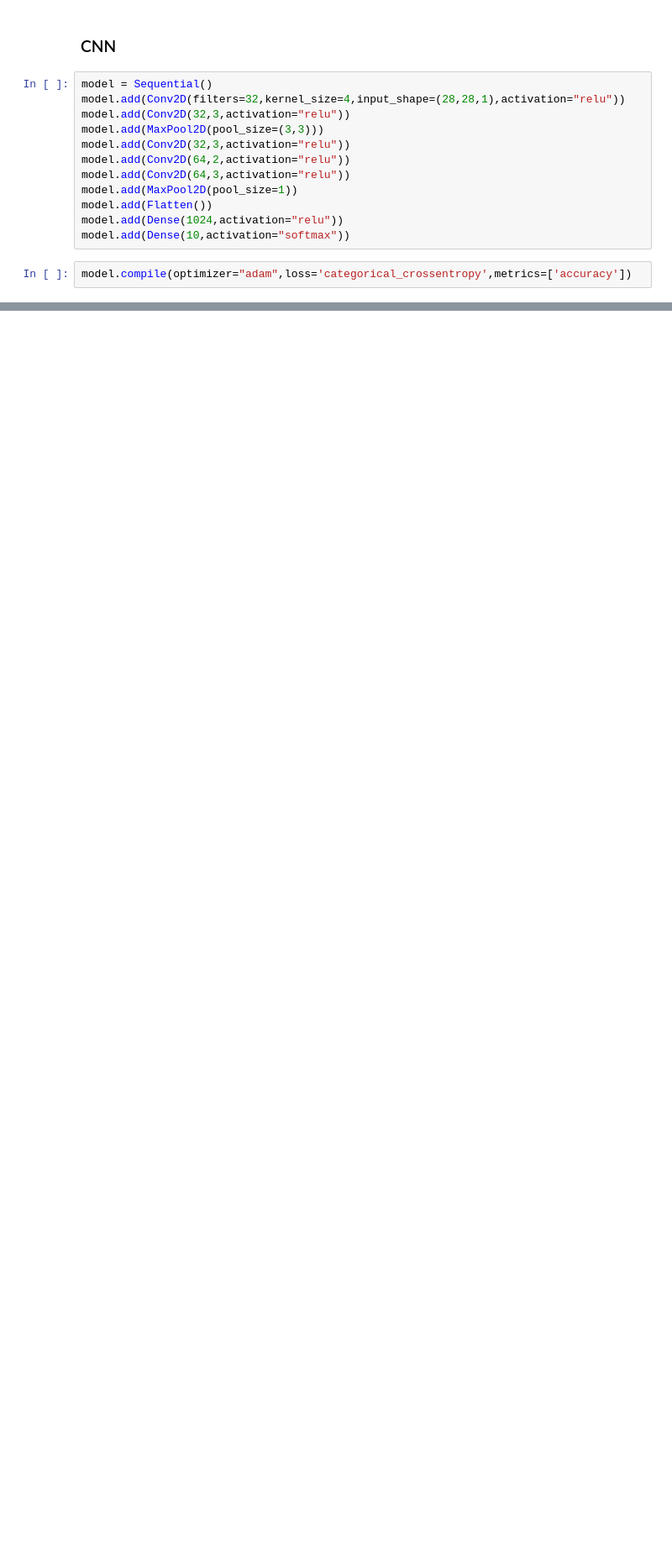
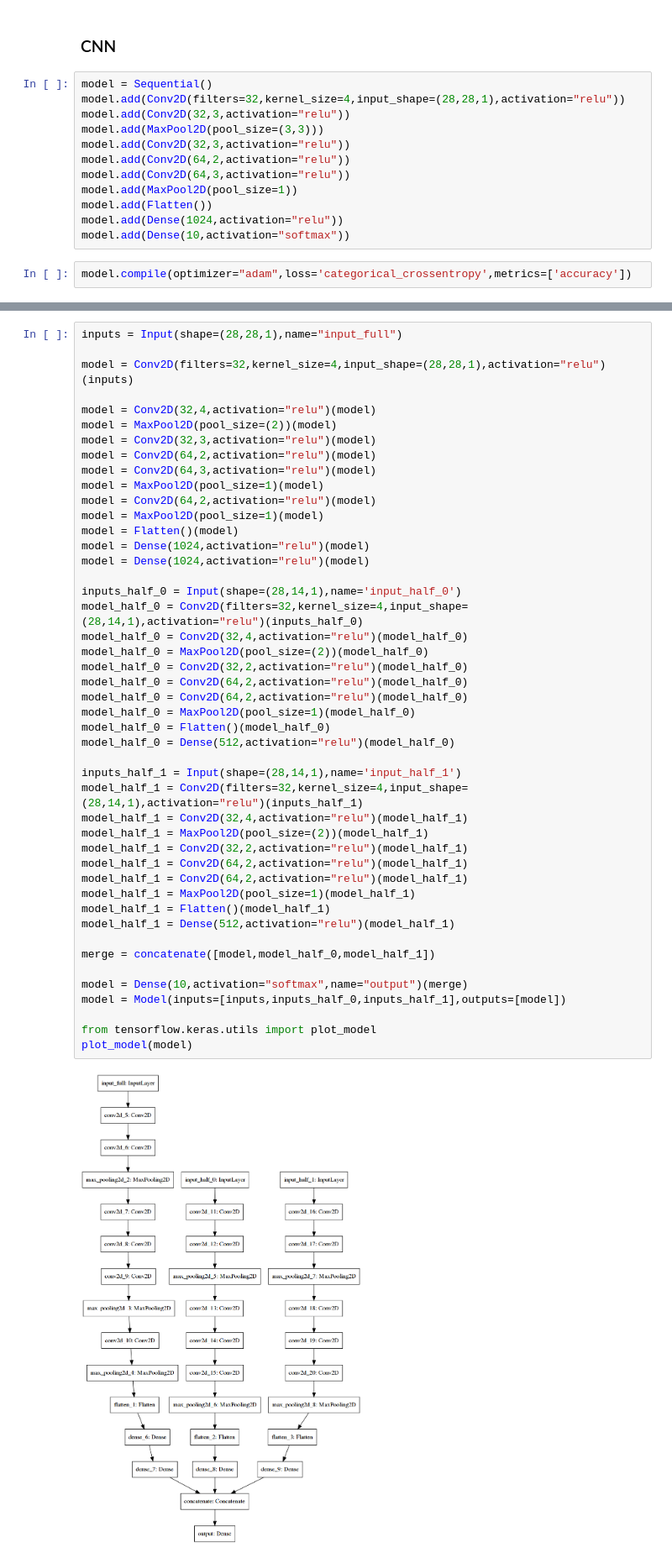
Before and after one commit to angrybayblade/mnist, a Jupyter notebook: CNN.ipynb, the cells around one changed output, grey strips where cells are left out. Shown at 84% size. Drawn from its saved outputs; the diff is of its cells as text; blank space fills up the shorter version.

Commit message:
Convolution Visualization

```diff
--- a/CNN.ipynb
+++ b/CNN.ipynb
@@ -154,0 +194,48 @@ model.evaluate(x.reshape(-1,28,28,1),ohe.transform(y.reshape(-1,1)))
+# %%
+inputs = Input(shape=(28,28,1),name="input_full")
+
+model = Conv2D(filters=32,kernel_size=4,input_shape=(28,28,1),activation="relu")(inputs)
+
+model = Conv2D(32,4,activation="relu")(model)
+model = MaxPool2D(pool_size=(2))(model)
+model = Conv2D(32,3,activation="relu")(model)
+model = Conv2D(64,2,activation="relu")(model)
+model = Conv2D(64,3,activation="relu")(model)
+model = MaxPool2D(pool_size=1)(model)
+model = Conv2D(64,2,activation="relu")(model)
+model = MaxPool2D(pool_size=1)(model)
+model = Flatten()(model)
+model = Dense(1024,activation="relu")(model)
+model = Dense(1024,activation="relu")(model)
+
+inputs_half_0 = Input(shape=(28,14,1),name='input_half_0')
+model_half_0 = Conv2D(filters=32,kernel_size=4,input_shape=(28,14,1),activation="relu")(inputs_half_0)
+model_half_0 = Conv2D(32,4,activation="relu")(model_half_0)
+model_half_0 = MaxPool2D(pool_size=(2))(model_half_0)
+model_half_0 = Conv2D(32,2,activation="relu")(model_half_0)
+model_half_0 = Conv2D(64,2,activation="relu")(model_half_0)
+model_half_0 = Conv2D(64,2,activation="relu")(model_half_0)
+model_half_0 = MaxPool2D(pool_size=1)(model_half_0)
+model_half_0 = Flatten()(model_half_0)
+model_half_0 = Dense(512,activation="relu")(model_half_0)
+
+inputs_half_1 = Input(shape=(28,14,1),name='input_half_1')
+model_half_1 = Conv2D(filters=32,kernel_size=4,input_shape=(28,14,1),activation="relu")(inputs_half_1)
+model_half_1 = Conv2D(32,4,activation="relu")(model_half_1)
+model_half_1 = MaxPool2D(pool_size=(2))(model_half_1)
+model_half_1 = Conv2D(32,2,activation="relu")(model_half_1)
+model_half_1 = Conv2D(64,2,activation="relu")(model_half_1)
+model_half_1 = Conv2D(64,2,activation="relu")(model_half_1)
+model_half_1 = MaxPool2D(pool_size=1)(model_half_1)
+model_half_1 = Flatten()(model_half_1)
+model_half_1 = Dense(512,activation="relu")(model_half_1)
+
+merge = concatenate([model,model_half_0,model_half_1])
+
+model = Dense(10,activation="softmax",name="output")(merge)
+model = Model(inputs=[inputs,inputs_half_0,inputs_half_1],outputs=[model])
+
+from tensorflow.keras.utils import plot_model
+plot_model(model)
+# %% [output]
+[figure, added]
```
Also changed, not shown: parts of 13 cells of this notebook, 3 other files.
